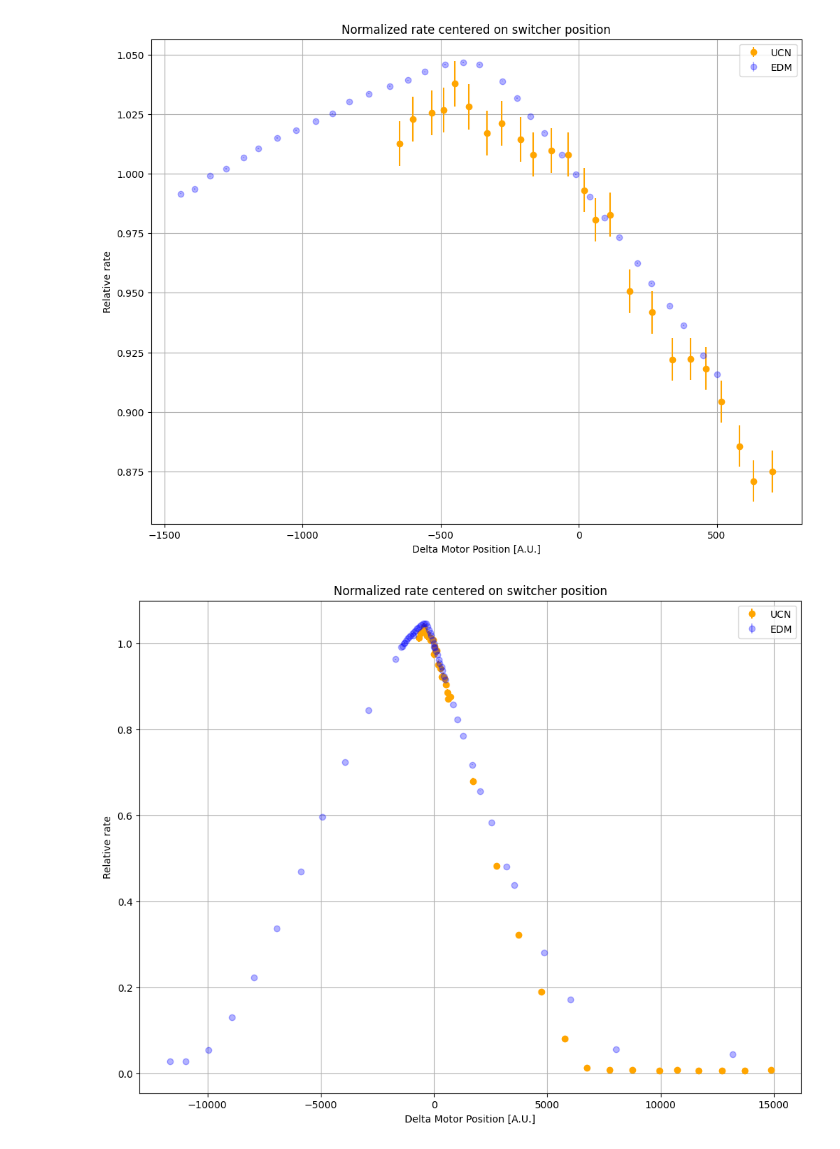
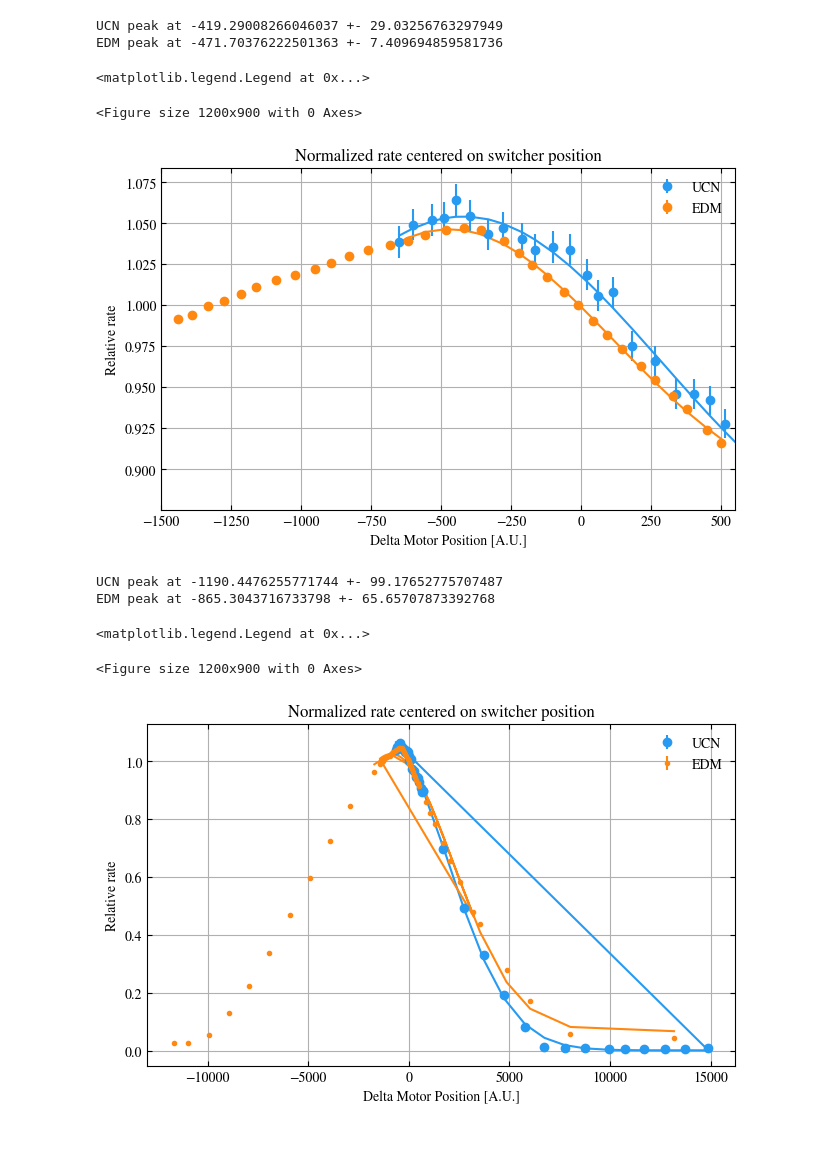
Before and after one commit to felixfisc/qBounce_turbine_sweetspot, a Jupyter notebook: intbt_EDMsp.ipynb, the cells around one changed output. Saved outputs shown, nothing was run; the diff lists cells and outputs as text; code cells hidden in the pictures.

```diff
--- a/intbt_EDMsp.ipynb
+++ b/intbt_EDMsp.ipynb
@@ -10,6 +10,10 @@ from scipy.special import erf
 from datetime import datetime
 import h5py, math
 import itertools
+
+plt.style.use('stylesheet.mplstyle')
+color_UCN = '#279AF1'
+color_EDM = '#FF8811'
 # %%
 # global variables
 EDM_pos = 11990.0
@@ -177,7 +183,10 @@ def get_UCN_mon(ranges, exclude = None):
         for i in range(i0, i1+1):
             if i in exclude:
                 continue
-            path = '/home/fiscfeli/MyData/byProposal/exp_3-14-458_262_pf2ucn/rawdata/00' + str(i) + '.nxs'
+            if laptop_id == 3:
+                path = '/home/fiscfeli/MyData/byProposal/exp_3-14-458_262_pf2ucn/rawdata/00' + str(i) + '.nxs'
+            elif laptop_id == 2:
+                path = 'C:/Users/fisch/Documents/TU/04 Viertes Semester/Grenoble/Projektarbeit/Auswertung/qBounce_turbine_sweetspot/UCN_data/00' + str(i) + '.nxs'
             try:
                 file = h5py.File(path, 'r')
                 cycletime = np.array(file['/entry0/time'][:])
@@ -209,7 +218,10 @@ def get_EDM_mon(ranges, day, exclude = None):
         for i in range(i0, i1+1):
             if i in exclude:
                 continue
-            path = '/home/fiscfeli/MyData/byProposal/exp_3-14-458_262_pf2ucn/processed/felixf/EDM_data/P'+ day +'_' + (f'{i:04}') + '.txt'
+            if laptop_id == 3:
+                path = '/home/fiscfeli/MyData/byProposal/exp_3-14-458_262_pf2ucn/processed/felixf/EDM_data/P'+ day +'_' + (f'{i:04}') + '.txt'
+            elif laptop_id == 2:
+                path = 'C:/Users/fisch/Documents/TU/04 Viertes Semester/Grenoble/Projektarbeit/Auswertung/qBounce_turbine_sweetspot/EDM_data/P' + day +'_' + (f'{i:04}') + '.txt'
             try:
                 with open(path, "r") as f:
                     for line in f:
@@ -406,6 +468,6 @@ def center_on_zero(value_list, value_zero):
 # %%
 # plot normalized and zero-centered rates
-def plot_normalized(UCN_sw_pos, UCN_rate, UCN_rate_err, UCN_normalization,
+def get_normalized(UCN_sw_pos, UCN_rate, UCN_rate_err, UCN_normalization,
     EDM_sw_pos, EDM_rate, EDM_rate_err, EDM_normalization,
     mm = False
 ):
@@ -424,6 +486,8 @@ def plot_normalized(UCN_sw_pos, UCN_rate, UCN_rate_err, UCN_normalization,
         axs.set_xlabel("Delta Motor Position [A.U.]")
         #axs[1].set_xlabel("Motor Position relative to EDM position [A.U.]")
 
+
+    return x_UCN, y_UCN, yerr_UCN, x_EDM,y_EDM, yerr_EDM
     axs.errorbar(x_UCN, y_UCN, yerr=yerr_UCN, fmt='o', label='UCN', color='orange')
     axs.errorbar(x_EDM, y_EDM, yerr=yerr_EDM, fmt='o', label='EDM', color='blue', alpha=0.3)
     axs.set_title("Normalized rate centered on switcher position")
@@ -431,15 +495,65 @@ def plot_normalized(UCN_sw_pos, UCN_rate, UCN_rate_err, UCN_normalization,
     axs.grid(True)
     axs.legend()
 # %%
-plot_normalized(sw_pos_002, UCN_rate_002, UCN_rate_err_002, UCN_norm_rate,
+x_norm_UCN, y_norm_UCN, yerr_norm_UCN, x_norm_EDM, y_norm_EDM, yerr_norm_EDM = get_normalized(sw_pos_002, UCN_rate_002, UCN_rate_err_002, UCN_norm_rate,
     sw_pos_003_2, EDM_rate_003_2, EDM_rate_err_003_2, EDM_norm_rate)
+
+i= None
+j = 12
+peak_UCN, peak_UCN_err, fit_UCN = find_peakrate(x_norm_UCN, y_norm_UCN, gausstype= 'fourpoints')
+peak_EDM, peak_EDM_err, fit_EDM = find_peakrate(x_norm_EDM[j:i], y_norm_EDM[j:i], gausstype= 'fourpoints')
+
+print(f"UCN peak at {peak_UCN} +- {peak_UCN_err}")
+print(f"EDM peak at {peak_EDM} +- {peak_EDM_err}")
+
+plt.clf()
+fig, axs = plt.subplots(1,1)
+axs.errorbar(x_norm_UCN, y_norm_UCN, yerr=yerr_norm_UCN, fmt='o', label='UCN', color=color_UCN)
+axs.plot(x_norm_UCN, fit_UCN, color=color_UCN)
+axs.errorbar(x_norm_EDM, y_norm_EDM, yerr=yerr_norm_EDM, fmt='o', label='EDM', color=color_EDM)
+axs.plot(x_norm_EDM[j:i], fit_EDM, color=color_EDM)
+axs.set_title("Normalized rate centered on switcher position")
+axs.set_xlabel("Delta Motor Position [A.U.]")
+axs.set_xlim(-1500,550)
+axs.set_ylabel("Relative rate")
+axs.grid(True)
+axs.legend()
 # %% [output]
+UCN peak at -419.29008266046037 +- 29.03256763297949
+EDM peak at -471.70376222501363 +- 7.409694859581736
+<matplotlib.legend.Legend at 0x...>
+<Figure size 1200x900 with 0 Axes>
-[figure, old version]
+[figure, new version]
 # %%
-plot_normalized(sw_pos_004, UCN_rate_004, UCN_rate_err_004, UCN_norm_rate,
+x_norm_UCN, y_norm_UCN, yerr_norm_UCN, x_norm_EDM, y_norm_EDM, yerr_norm_EDM = get_normalized(sw_pos_004, UCN_rate_004, UCN_rate_err_004, UCN_norm_rate,
     sw_pos_005, EDM_rate_005, EDM_rate_err_005, EDM_norm_rate)
+
+i= 60
+j = 10
+peak_UCN, peak_UCN_err, fit_UCN = find_peakrate(x_norm_UCN, y_norm_UCN, gausstype= 'fourpoints')
+peak_EDM, peak_EDM_err, fit_EDM = find_peakrate(x_norm_EDM[j:i], y_norm_EDM[j:i], gausstype= 'fourpoints')
+
+print(f"UCN peak at {peak_UCN} +- {peak_UCN_err}")
+print(f"EDM peak at {peak_EDM} +- {peak_EDM_err}")
+
+plt.clf()
+fig, axs = plt.subplots(1,1)
+axs.errorbar(x_norm_UCN, y_norm_UCN, yerr=yerr_norm_UCN, fmt='o', label='UCN', color=color_UCN)
+axs.plot(x_norm_UCN, fit_UCN, color=color_UCN)
+axs.errorbar(x_norm_EDM, y_norm_EDM, yerr=yerr_norm_EDM, fmt='.', label='EDM', color=color_EDM)
+axs.plot(x_norm_EDM[j:i], fit_EDM, color=color_EDM)
+axs.set_title("Normalized rate centered on switcher position")
+axs.set_xlabel("Delta Motor Position [A.U.]")
+#axs.set_xlim(-5000,5000)
+axs.set_ylabel("Relative rate")
+axs.grid(True)
+axs.legend()
 # %% [output]
+UCN peak at -1190.4476255771744 +- 99.17652775707487
+EDM peak at -865.3043716733798 +- 65.65707873392768
+<matplotlib.legend.Legend at 0x...>
+<Figure size 1200x900 with 0 Axes>
-[figure, old version]
+[figure, new version]
 # %%
 def get_common_area(a, b, delta_x, delta_y, r):
     # calculates the area of the rectangle that is also inside the circle
```
Also changed, not shown: parts of 25 cells of this notebook, 13 other files.
